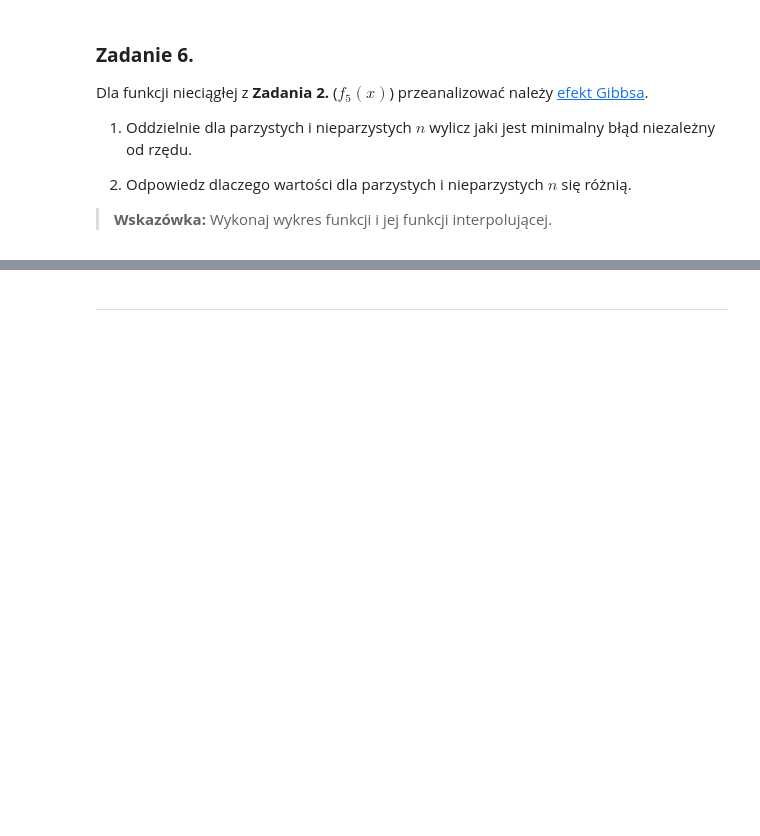
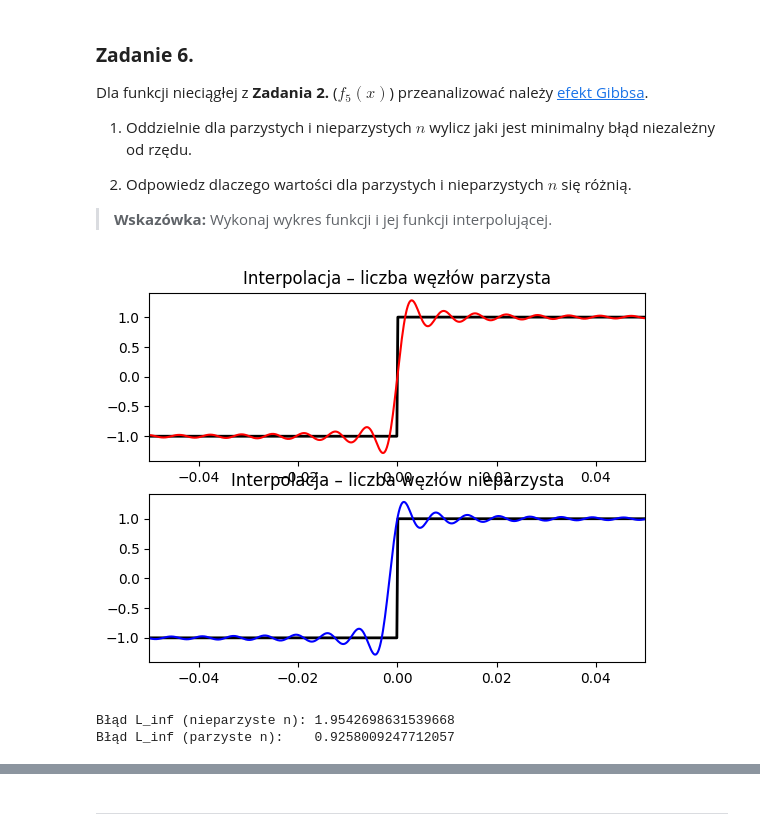
Before and after one commit to MN-KJ-2025/lab9-interpolacja-GrawtoG, a Jupyter notebook: sprawozdanie.ipynb, the cells around one changed output, grey strips where cells are left out. Cells and saved outputs as stored; diff of their text form; code cells hidden in the pictures; blank space fills up the shorter version.

```diff
--- a/sprawozdanie.ipynb
+++ b/sprawozdanie.ipynb
@@ -194,0 +286,36 @@ Dla funkcji nieciągłej z **Zadania 2.** ($f_5(x)$) przeanalizować należy [ef
+# %%
+x = np.linspace(-0.1, 0.1, 1000)
+
+n_even = 1000
+nodes_even = main.chebyshev_nodes(n_even)
+vals_even = f5(nodes_even)
+weights_even = main.bar_cheb_weights(n_even)
+interp_even = main.barycentric_inte(nodes_even, vals_even, weights_even, x)
+
+n_odd = 999
+nodes_odd = main.chebyshev_nodes(n_odd)
+vals_odd = f5(nodes_odd)
+weights_odd = main.bar_cheb_weights(n_odd)
+interp_odd = main.barycentric_inte(nodes_odd, vals_odd, weights_odd, x)
+
+
+plt.subplot(2,1,1)
+plt.plot(x, f5(x), 'k', linewidth=2)
+plt.plot(x, interp_even, 'r')
+plt.title("Interpolacja – liczba węzłów parzysta")
+plt.xlim(-0.05, 0.05)
+
+plt.subplot(2,1,2)
+plt.plot(x, f5(x), 'k', linewidth=2)
+plt.plot(x, interp_odd, 'b')
+plt.title("Interpolacja – liczba węzłów nieparzysta")
+plt.xlim(-0.05, 0.05)
+
+plt.show()
+
+print("Błąd L_inf (nieparzyste n):", main.L_inf(f5(x), interp_odd))
+print("Błąd L_inf (parzyste n):   ", main.L_inf(f5(x), interp_even))
+# %% [output]
+[figure, added]
+Błąd L_inf (nieparzyste n): 1.9542698631539668
+Błąd L_inf (parzyste n):    0.9258009247712057
```
Also changed, not shown: parts of 9 cells of this notebook, 1 other file.
